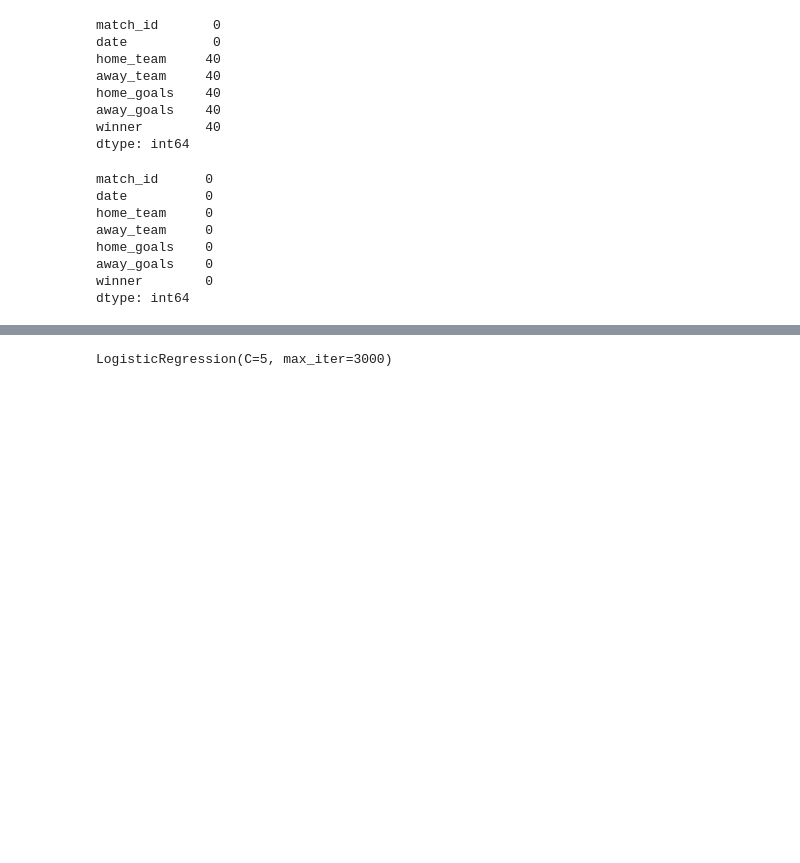
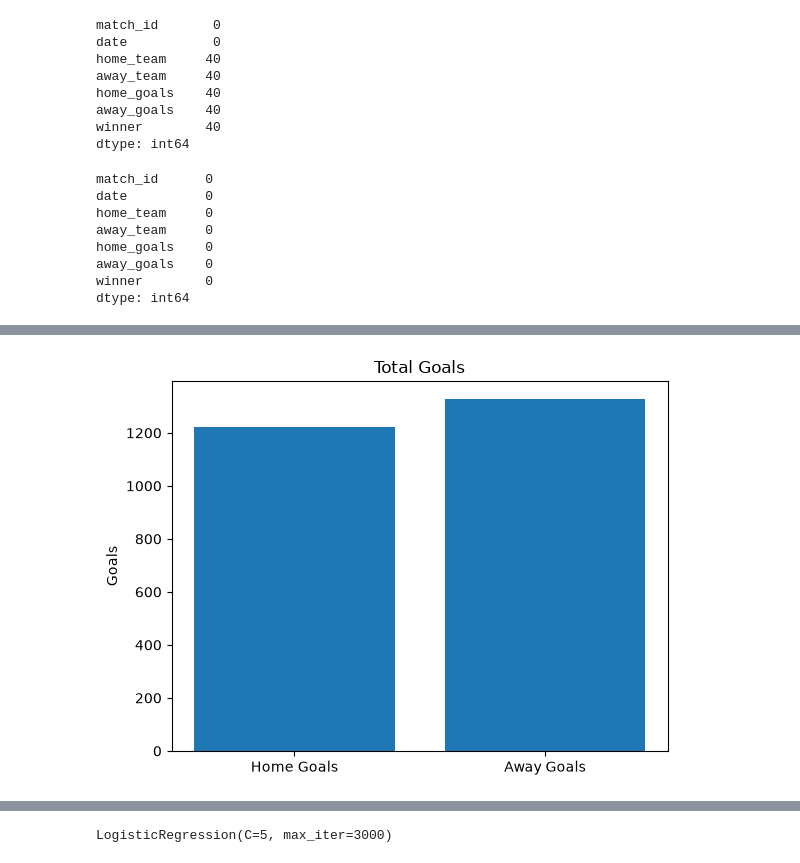
Before and after one commit to ranagourav2007-lab/fifa-world-cup-insights, a Jupyter notebook: training.ipynb, the cells around one changed output, grey strips where cells are left out. Cells and saved outputs as stored; diff of their text form; code cells hidden in the pictures; blank space fills up the shorter version.

```diff
--- a/training.ipynb
+++ b/training.ipynb
@@ -64,0 +95,18 @@ dtype: int64
+# %%
+import matplotlib.pyplot as plt
+
+goals = [
+    df["home_goals"].sum(),
+    df["away_goals"].sum()
+]
+
+labels = ["Home Goals", "Away Goals"]
+
+plt.bar(labels, goals)
+
+plt.title("Total Goals")
+plt.ylabel("Goals")
+
+plt.show()
+# %% [output]
+[figure, added]
```
Also changed, not shown: parts of 16 cells of this notebook, 1 other file.
